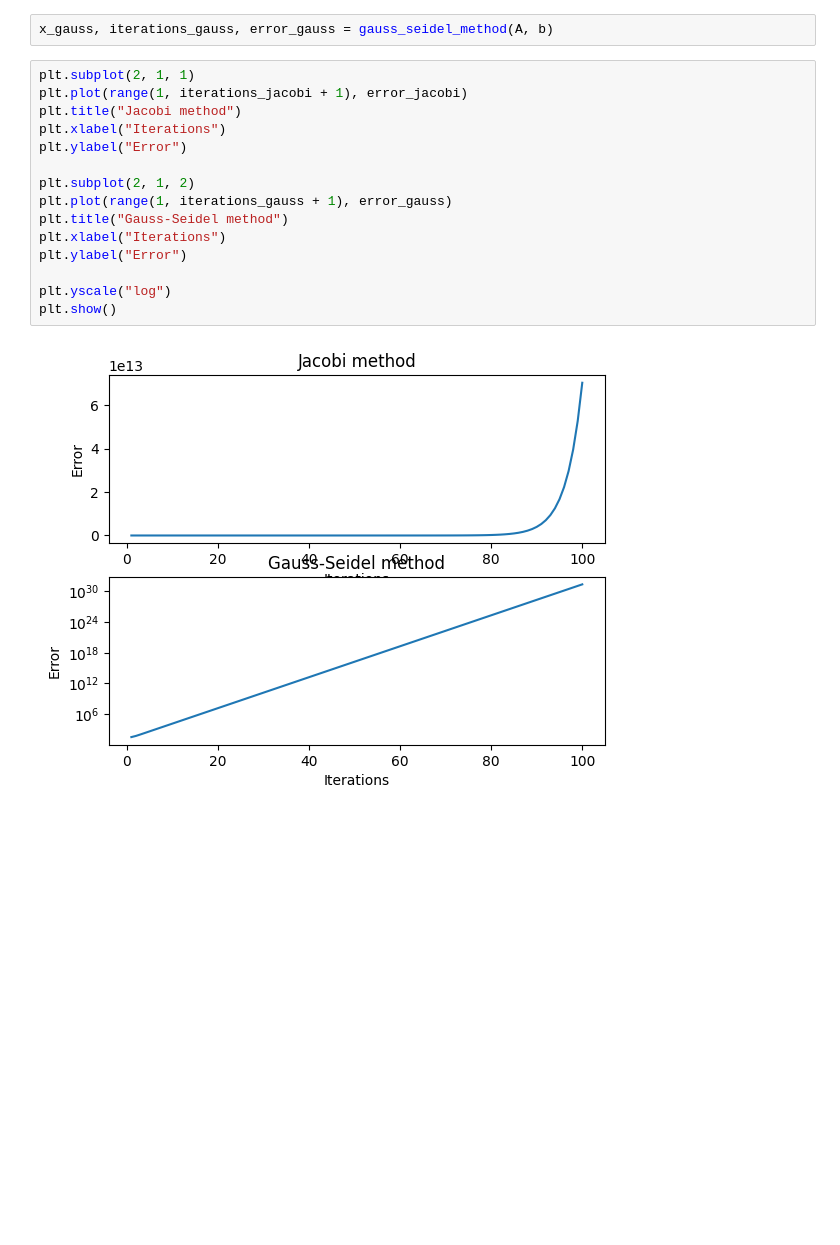
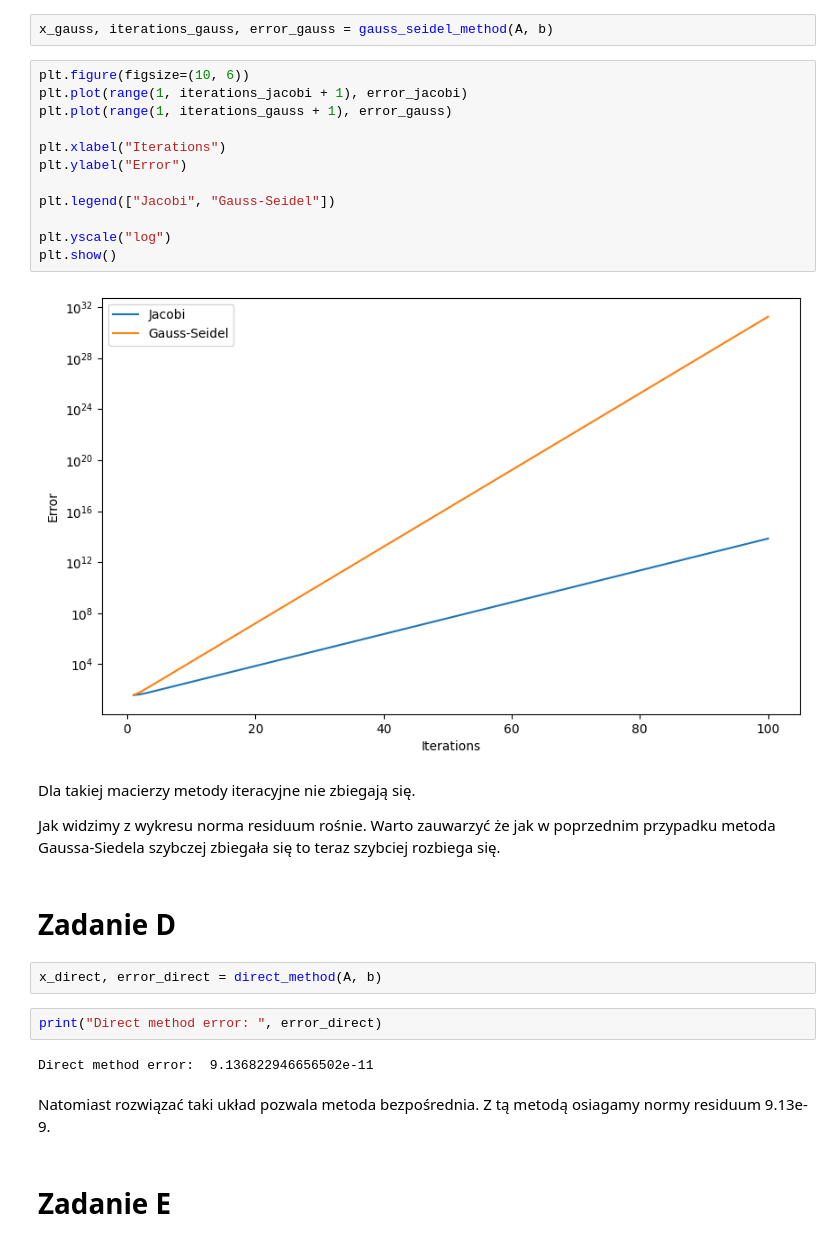
Before and after one commit to zakh-d/linear-system-solver, a Jupyter notebook: notebook.ipynb, the cells around one changed output. Drawn from its saved outputs; the diff is of its cells as text; blank space fills up the shorter version.

```diff
--- a/notebook.ipynb
+++ b/notebook.ipynb
@@ -44,19 +46,32 @@ x_jacobi, iterations_jacobi, error_jacobi = jacobi_method(A, b)
 # %%
 x_gauss, iterations_gauss, error_gauss = gauss_seidel_method(A, b)
 # %%
-plt.subplot(2, 1, 1)
+plt.figure(figsize=(10, 6))
 plt.plot(range(1, iterations_jacobi + 1), error_jacobi)
-plt.title("Jacobi method")
+plt.plot(range(1, iterations_gauss + 1), error_gauss)
+
 plt.xlabel("Iterations")
 plt.ylabel("Error")
 
-plt.subplot(2, 1, 2)
-plt.plot(range(1, iterations_gauss + 1), error_gauss)
-plt.title("Gauss-Seidel method")
-plt.xlabel("Iterations")
-plt.ylabel("Error")
+plt.legend(["Jacobi", "Gauss-Seidel"])
 
 plt.yscale("log")
 plt.show()
 # %% [output]
-[figure, old version]
+[figure, new version]
+# %% [markdown]
+Dla takiej macierzy metody iteracyjne nie zbiegają się.
+
+Jak widzimy z wykresu norma residuum rośnie. Warto zauwarzyć że jak w poprzednim przypadku metoda Gaussa-Siedela szybczej zbiegała się to teraz szybciej rozbiega się.
+# %% [markdown]
+# Zadanie D
+# %%
+x_direct, error_direct = direct_method(A, b)
+# %%
+print("Direct method error: ", error_direct)
+# %% [output]
+Direct method error:  9.136822946656502e-11
+# %% [markdown]
+Natomiast rozwiązać taki układ pozwala metoda bezpośrednia. Z tą metodą osiagamy normy residuum 9.13e-9.
+# %% [markdown]
+# Zadanie E
```
Also changed, not shown: parts of 11 cells of this notebook, 5 other files.
